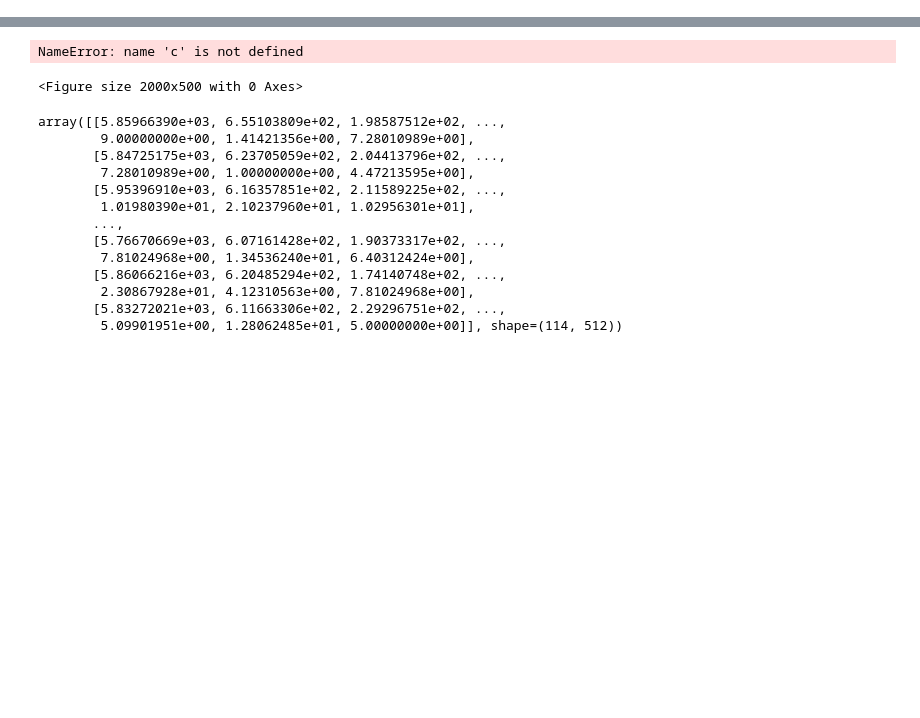
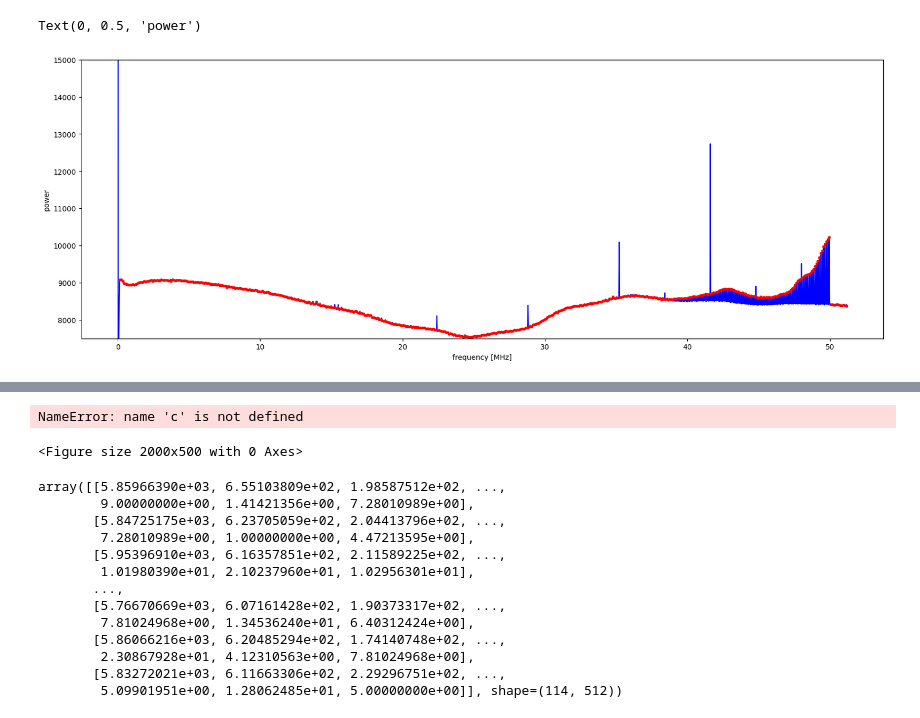
Before and after one commit to lusee-night/uncrater, a Jupyter notebook: calib_test.ipynb, the cells around one changed output, grey strips where cells are left out. Cells and saved outputs as stored; diff of their text form; code cells hidden in the pictures; blank space fills up the shorter version.

```diff
--- a/calib_test.ipynb
+++ b/calib_test.ipynb
@@ -207 +203,19 @@ Text(0, 0.5, 'power')
+# %%
+
+plt.figure(figsize=(20,7))
+f = C.spectra[0][0].frequency
+s = np.mean([sp[1].data[:] for sp in C.spectra],axis=0)
+plt.plot(f,s,'b-')
+#plt.plot(f,s*1.03,'k-')
+plt.plot(f[2:2048:4],s[2:2048:4],'ro',markersize=3)
+
+#plt.ylim(6e2,2e3)
+#plt.xlim(38,52)
+#plt.semilogy()
+plt.ylim(7500,15e3)
+plt.xlabel('frequency [MHz]')
+plt.ylabel('power')
+# %% [output]
+Text(0, 0.5, 'power')
+[figure, added]
 # %%
```
Also changed, not shown: parts of 23 cells of this notebook, 4 other files.
